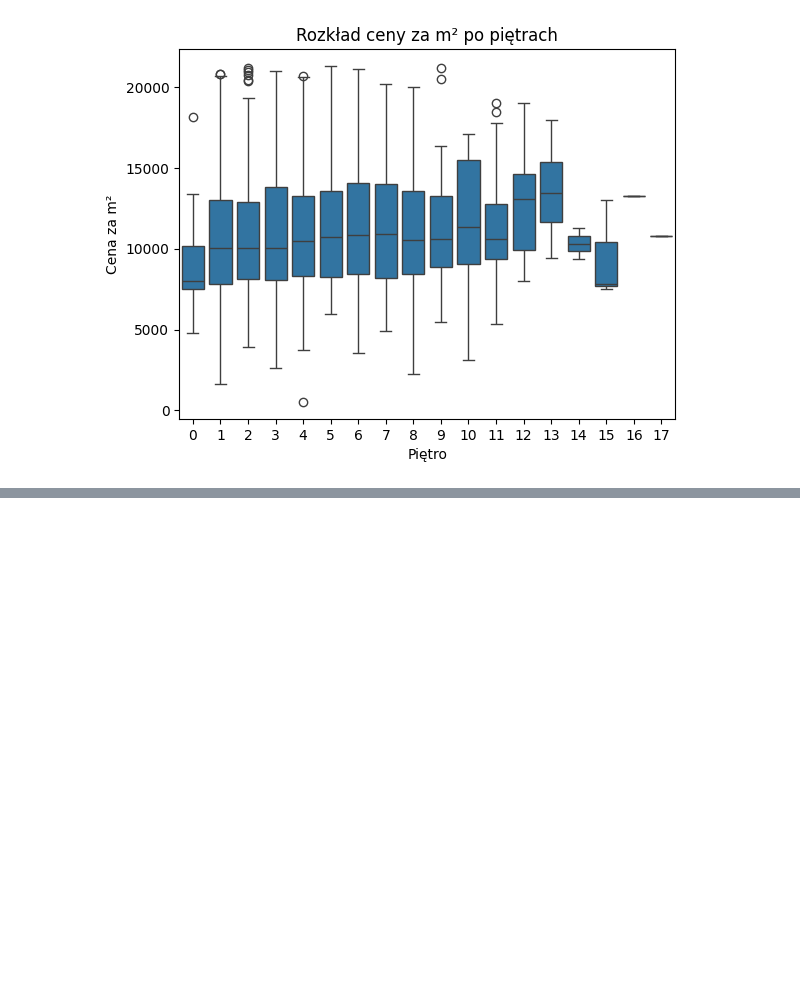
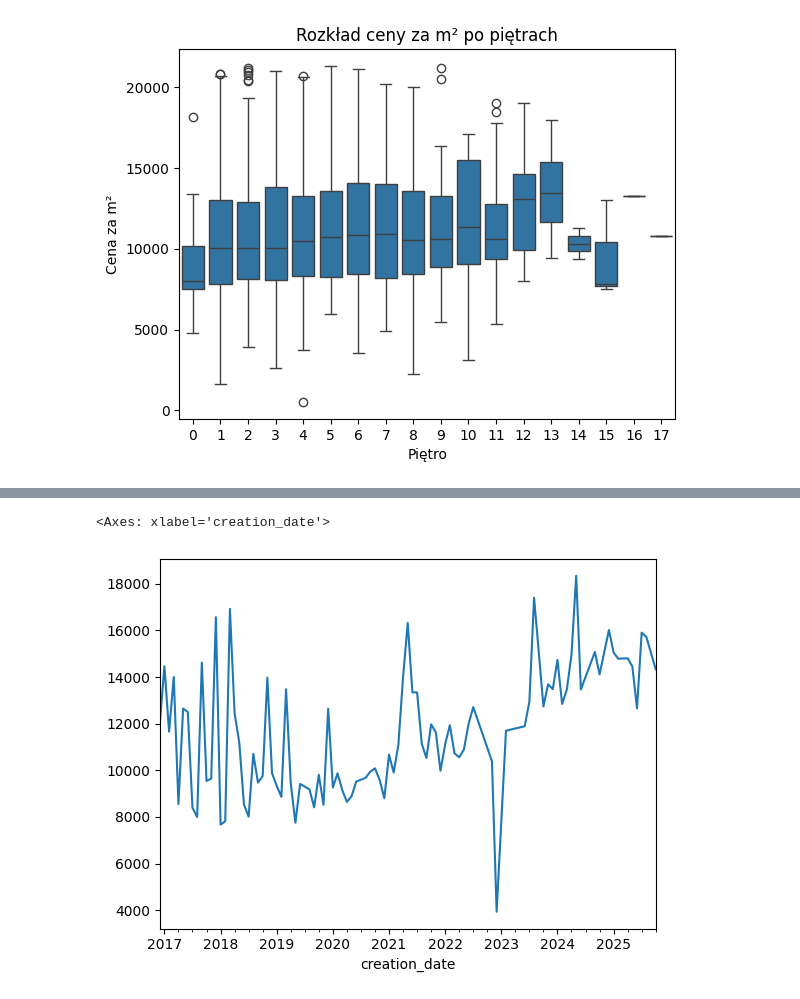
Before and after one commit to dokede/RCN, a Jupyter notebook: rcn.ipynb, the cells around one changed output, grey strips where cells are left out. Drawn from its saved outputs; the diff is of its cells as text; code cells hidden in the pictures; blank space fills up the shorter version.

```diff
--- a/rcn.ipynb
+++ b/rcn.ipynb
@@ -222,0 +233,5 @@ dtype: int64
+# %%
+df.groupby(df['creation_date'].dt.to_period('M'))['amount_sqm'].mean().plot()
+# %% [output]
+<Axes: xlabel='creation_date'>
+[figure, added]
```
Also changed, not shown: parts of 11 cells of this notebook.
